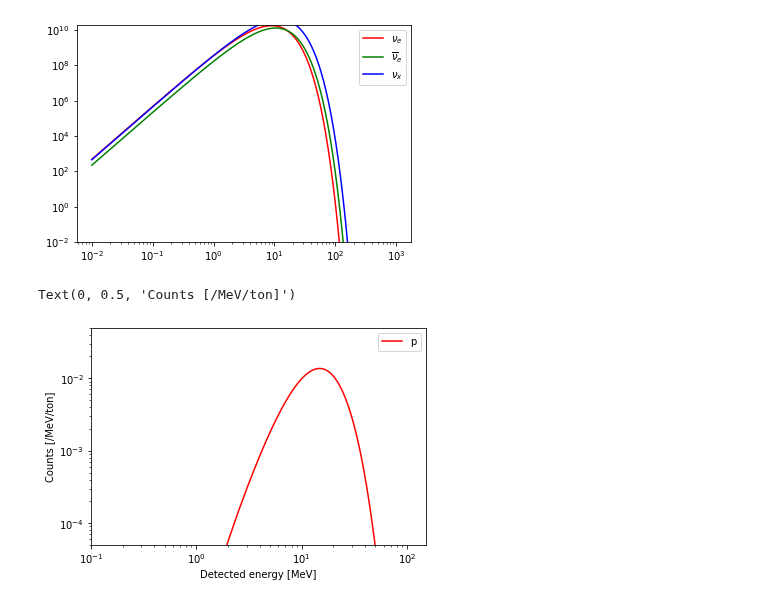
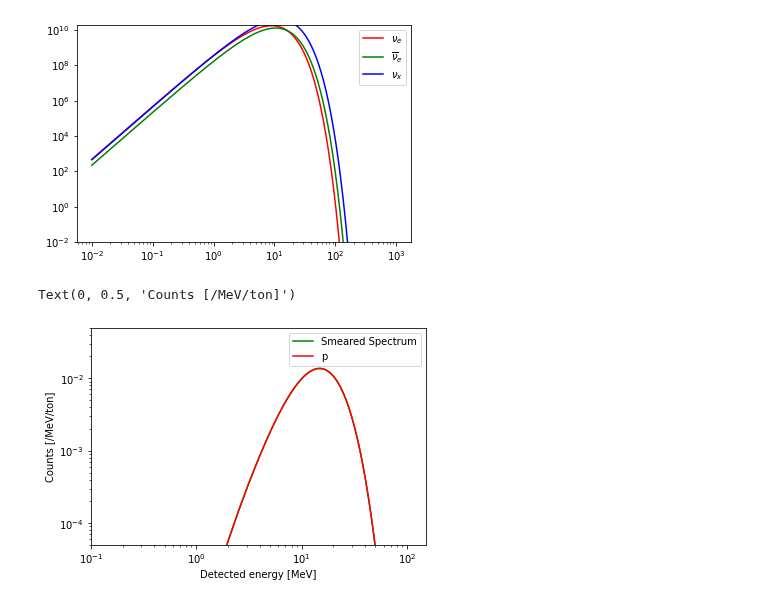
Before and after one commit to mjzurowski/sgm, a Jupyter notebook: Neutrino-LAB.ipynb, the cells around one changed output. Drawn from its saved outputs; the diff is of its cells as text; code cells hidden in the pictures.

```diff
--- a/Neutrino-LAB.ipynb
+++ b/Neutrino-LAB.ipynb
@@ -108,20 +108,31 @@ def dRdEd(Ev,Ed,E_ave,channel,source):
     return integral
 # %%
 num=100
-Ed = np.linspace(0,50,num)[1:]# Nuclear recoil energy, units of keV
-Ed_eV = Ed*MeV # Nuclear recoil energy, units of keV
+Ed_IBD = np.linspace(0,50,num)[1:]# Nuclear recoil energy, units of keV
+Ed_IBD_eV = Ed_IBD*MeV # Nuclear recoil energy, units of keV
 T=Det.Nuclei()
-rate_supernova_IBD=np.array([dRdEd(Ev_eV,Edi,12,'IBD','supernova_e')*MeV for Edi in Ed_eV])
-plt.plot(Ed,rate_supernova_IBD,label='p',color='r')
+rate_supernova_IBD=np.array([dRdEd(Ev_eV,Edi,12,'IBD','supernova_e')*MeV for Edi in Ed_IBD_eV])
+
+#gaussian smearing
+# Define the width and shape of the Gaussian function
+width = 0.03*np.sqrt(Ed_IBD)*num/50
+gaussian_function = gaussian(len(Ed_IBD), std=width)
+# Normalize the Gaussian function
+gaussian_function /= sum(gaussian_function)
+# Convolve the spectrum with the Gaussian function
+smeared_IBD = convolve(rate_supernova_IBD, gaussian_function, mode='same')
+plt.plot(Ed_IBD, smeared_IBD, label='Smeared Spectrum',color='g')
+
+plt.plot(Ed_IBD,rate_supernova_IBD,label='p',color='r')
 plt.xscale('log')
 plt.yscale('log')
 plt.legend()
 plt.xlim(1e-1,1.5e2)
 plt.ylim(5e-5, 5e-2)
 plt.xlabel(r"Detected energy [MeV]")
 plt.ylabel(r"Counts [/MeV/ton]")
 # %% [output]
 Text(0, 0.5, 'Counts [/MeV/ton]')
-[figure, old version]
+[figure, new version]
 # %%
 print("Channel IBD: ")
```
Also changed, not shown: parts of 9 cells of this notebook, 3 other files.
